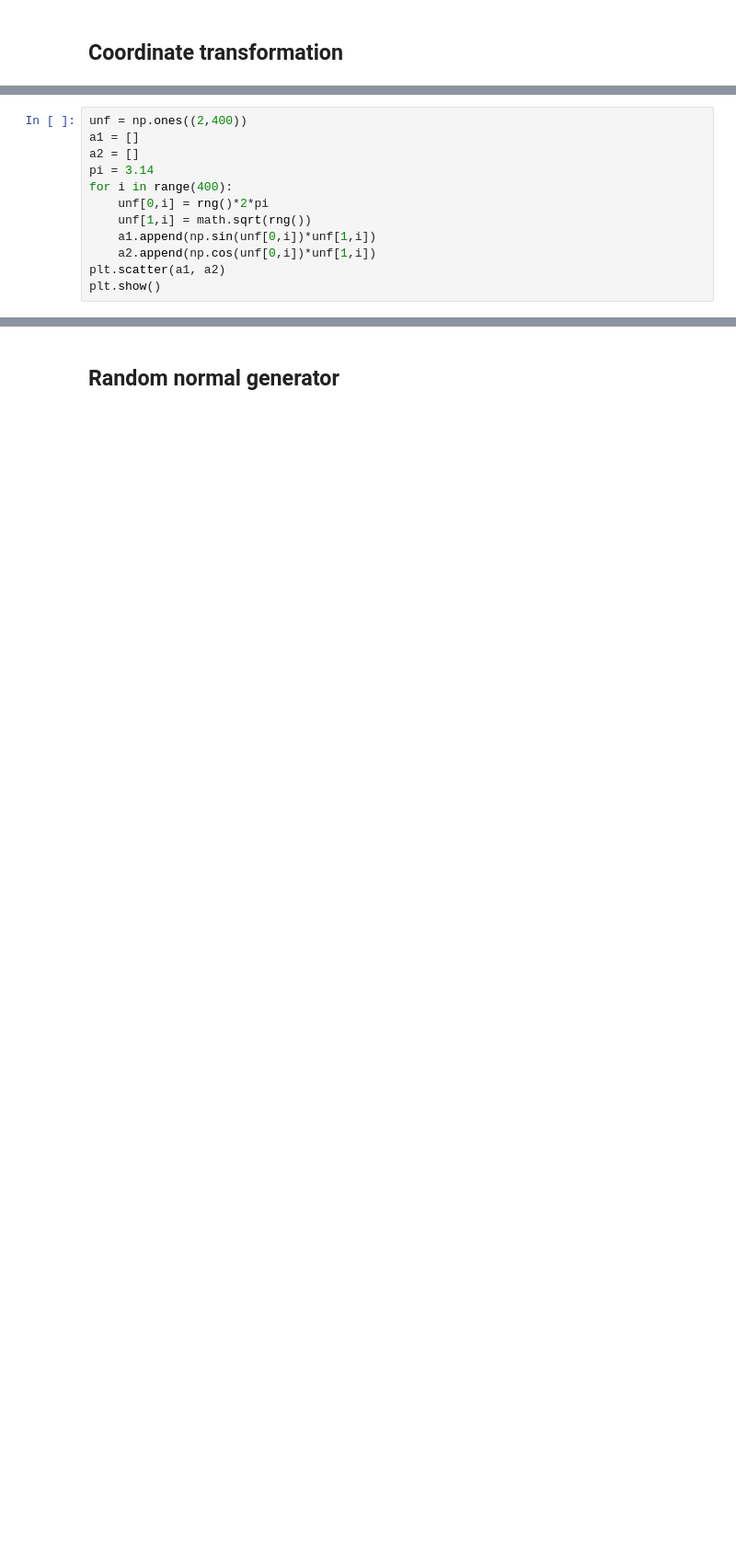
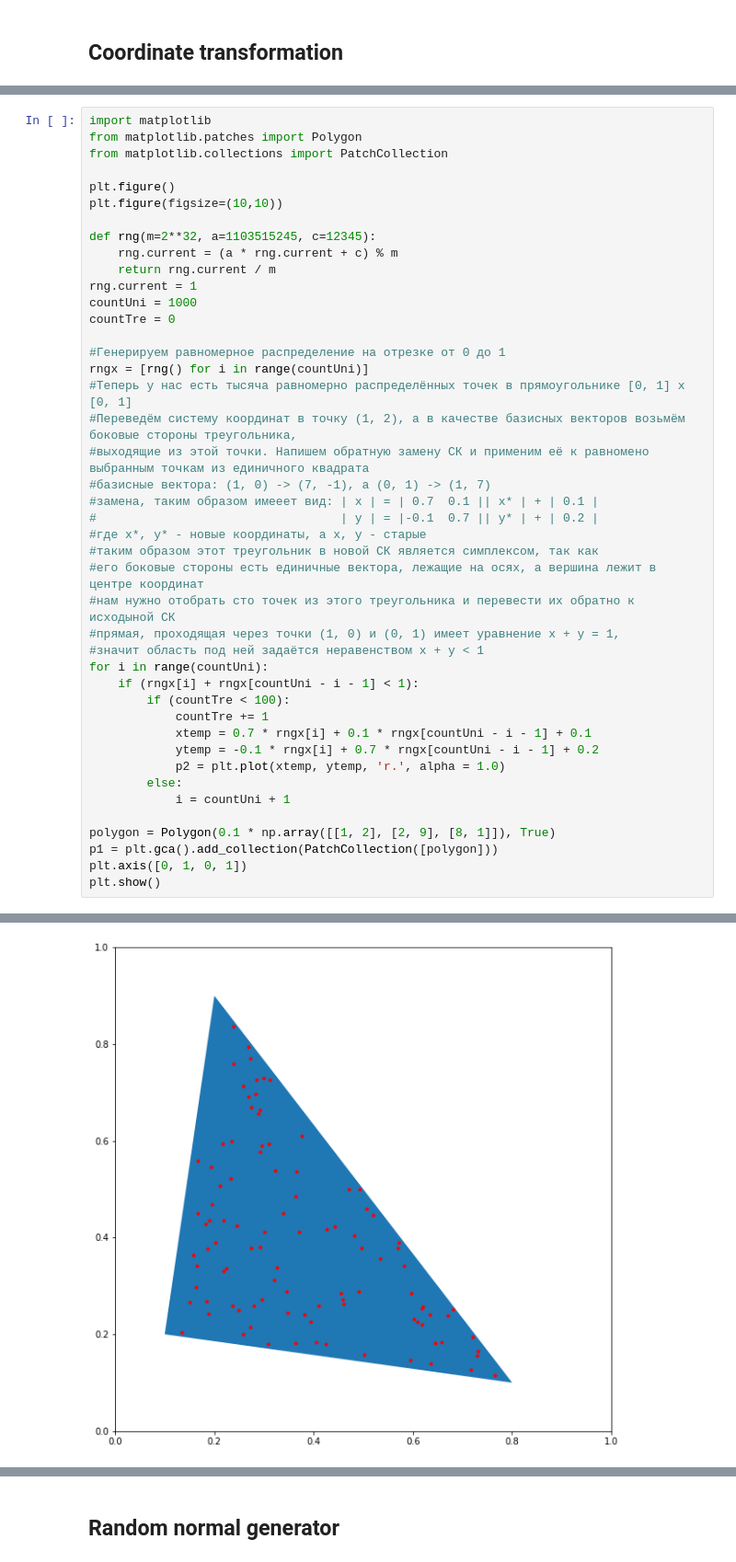
Before and after one commit to DzhamilyaS/practice, a Jupyter notebook: Homework5.ipynb, the cells around one changed output, grey strips where cells are left out. Shown at 92% size. Drawn from its saved outputs; the diff is of its cells as text; blank space fills up the shorter version.

```diff
--- a/Homework5.ipynb
+++ b/Homework5.ipynb
@@ -211,12 +222,0 @@ plt.show()
-# %%
-unf = np.ones((2,400))
-a1 = []
-a2 = []
-pi = 3.14
-for i in range(400):
-    unf[0,i] = rng()*2*pi
-    unf[1,i] = math.sqrt(rng())
-    a1.append(np.sin(unf[0,i])*unf[1,i])
-    a2.append(np.cos(unf[0,i])*unf[1,i])
-plt.scatter(a1, a2)
-plt.show()
@@ -224,0 +226,44 @@ plt.show()
+# %%
+import matplotlib
+from matplotlib.patches import Polygon
+from matplotlib.collections import PatchCollection
+
+plt.figure()
+plt.figure(figsize=(10,10))
+
+def rng(m=2**32, a=1103515245, c=12345):
+    rng.current = (a * rng.current + c) % m
+    return rng.current / m
+rng.current = 1
+countUni = 1000
+countTre = 0
+
+#Генерируем равномерное распределение на отрезке от 0 до 1
+rngx = [rng() for i in range(countUni)]
+#Теперь у нас есть тысяча равномерно распределённых точек в прямоугольнике [0, 1] x [0, 1]
+#Переведём систему координат в точку (1, 2), а в качестве базисных векторов возьмём боковые стороны треугольника,
+#выходящие из этой точки. Напишем обратную замену СК и применим её к равномено выбранным точкам из единичного квадрата
+#базисные вектора: (1, 0) -> (7, -1), а (0, 1) -> (1, 7)
+#замена, таким образом имееет вид: | x | = | 0.7  0.1 || x* | + | 0.1 |
+#                                  | y | = |-0.1  0.7 || y* | + | 0.2 |
+#где x*, y* - новые координаты, а x, y - старые
+#таким образом этот треугольник в новой СК является симплексом, так как
+#его боковые стороны есть единичные вектора, лежащие на осях, а вершина лежит в центре координат
+#нам нужно отобрать сто точек из этого треугольника и перевести их обратно к исходыной СК
+#прямая, проходящая через точки (1, 0) и (0, 1) имеет уравнение x + y = 1,
+#значит область под ней задаётся неравенством x + y < 1
+for i in range(countUni):
+    if (rngx[i] + rngx[countUni - i - 1] < 1):
+        if (countTre < 100):
+            countTre += 1
+            xtemp = 0.7 * rngx[i] + 0.1 * rngx[countUni - i - 1] + 0.1
+            ytemp = -0.1 * rngx[i] + 0.7 * rngx[countUni - i - 1] + 0.2
+            p2 = plt.plot(xtemp, ytemp, 'r.', alpha = 1.0)
+        else:
+            i = countUni + 1
+
+polygon = Polygon(0.1 * np.array([[1, 2], [2, 9], [8, 1]]), True)
+p1 = plt.gca().add_collection(PatchCollection([polygon]))
+plt.axis([0, 1, 0, 1])
+plt.show()
+# %% [output]
@@ -224,0 +271 @@ plt.show()
+[figure, added]
```
Also changed, not shown: parts of 85 cells of this notebook.
